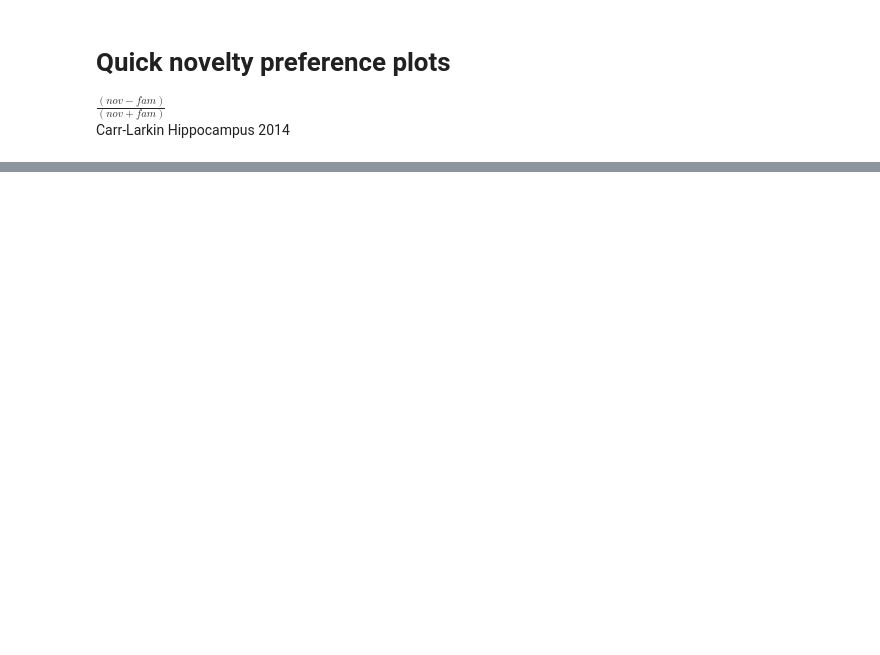
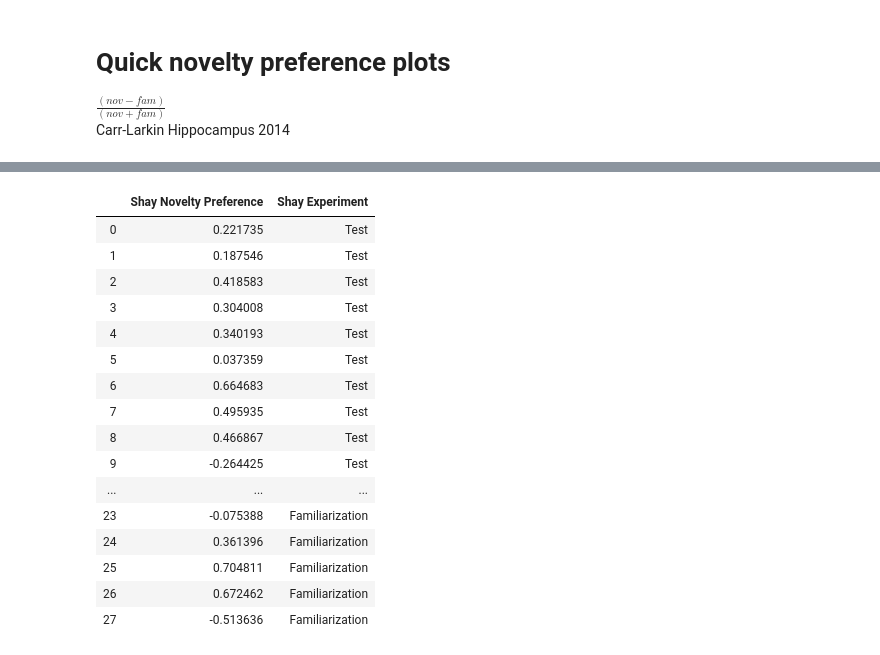
Before and after one commit to jimzhang629/Rat-Head-Direction, a Jupyter notebook: FastDiscriminationVisualization-NonImplantedControl.ipynb, the cells around one changed output, grey strips where cells are left out. Saved outputs shown, nothing was run; the diff lists cells and outputs as text; code cells hidden in the pictures; blank space fills up the shorter version.

```diff
--- a/FastDiscriminationVisualization-NonImplantedControl.ipynb
+++ b/FastDiscriminationVisualization-NonImplantedControl.ipynb
@@ -572,3 +735,35 @@ noveltyPref
+# %%
+jimnoveltyPref = np.append(plotMejimTest, plotMejimCtrl)
+shaynoveltyPref = np.append(plotMeshayTest, plotMeshayCtrl)
+
+jimexperimentType = np.array(["Test","Test","Test","Test","Test","Test","Test","Test","Test","Test","Test","Test","Familiarization","Familiarization","Familiarization","Familiarization","Familiarization","Familiarization","Familiarization","Familiarization","Familiarization","Familiarization","Familiarization","Familiarization"])
+shayexperimentType = np.array(["Test","Test","Test","Test","Test","Test","Test","Test","Test","Test","Test","Test","Test","Test","Familiarization","Familiarization","Familiarization","Familiarization","Familiarization","Familiarization","Familiarization","Familiarization","Familiarization","Familiarization","Familiarization","Familiarization","Familiarization","Familiarization"])
+
+jimnoveltyPref = pd.DataFrame(data=np.asarray([jimnoveltyPref,jimexperimentType]).T,columns=['Jim Novelty Preference','Jim Experiment'])
+jimnoveltyPref = jimnoveltyPref.astype({"Jim Novelty Preference":plotMejimTest.dtype})
+jimnoveltyPref
+
+shaynoveltyPref = pd.DataFrame(data=np.asarray([shaynoveltyPref,shayexperimentType]).T,columns=['Shay Novelty Preference','Shay Experiment'])
+shaynoveltyPref = shaynoveltyPref.astype({"Shay Novelty Preference":plotMeshayTest.dtype})
+shaynoveltyPref
+# %% [output]
+|  | Shay Novelty Preference | Shay Experiment |
+| 0 | 0.221735 | Test |
+| 1 | 0.187546 | Test |
+| 2 | 0.418583 | Test |
+| 3 | 0.304008 | Test |
+| 4 | 0.340193 | Test |
+| 5 | 0.037359 | Test |
+| 6 | 0.664683 | Test |
+| 7 | 0.495935 | Test |
+| 8 | 0.466867 | Test |
+| 9 | -0.264425 | Test |
+| ... | ... | ... |
+| 23 | -0.075388 | Familiarization |
+| 24 | 0.361396 | Familiarization |
+| 25 | 0.704811 | Familiarization |
+| 26 | 0.672462 | Familiarization |
+| 27 | -0.513636 | Familiarization |
 # %%
 # Shay's plot settings
 npl.setup()
```
Also changed, not shown: parts of 21 cells of this notebook, 1 other file.
